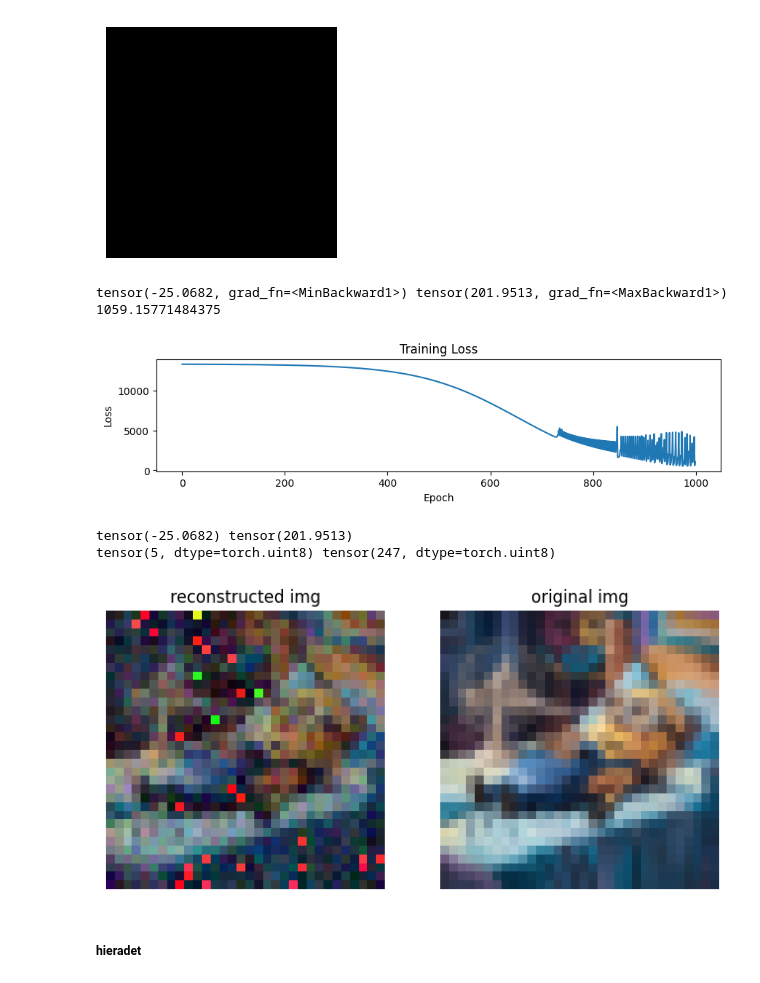
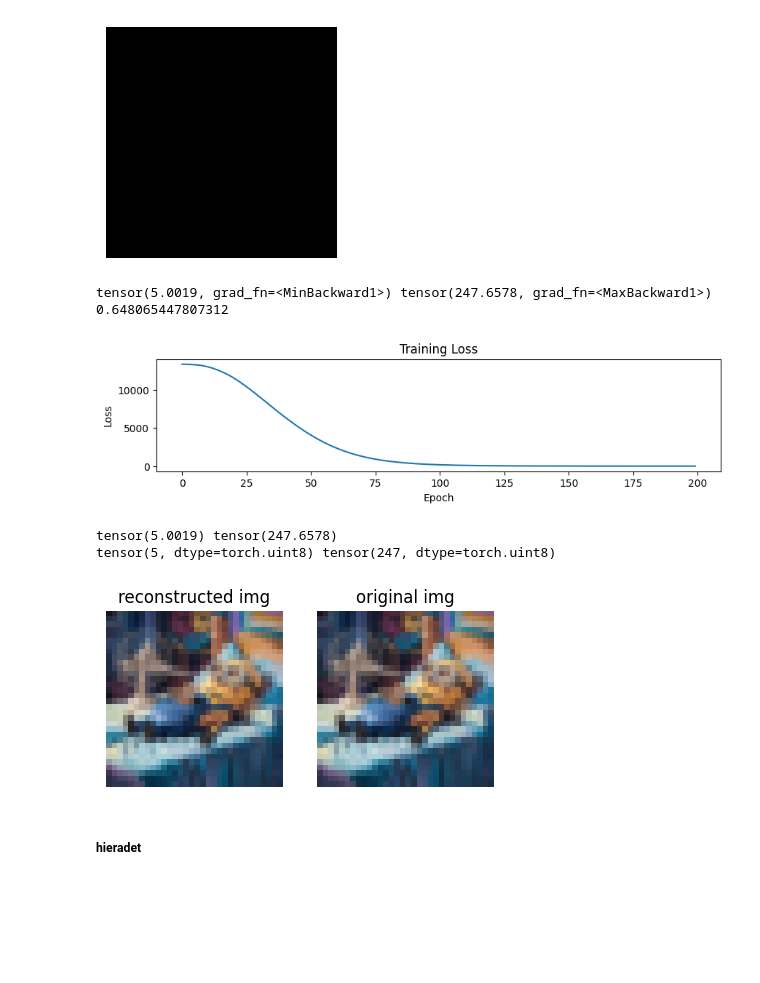
Before and after one commit to arun477/sam_2_explainer, a Jupyter notebook: utils.ipynb, the cells around one changed output. Cells and saved outputs as stored; diff of their text form; code cells hidden in the pictures; blank space fills up the shorter version.

Commit message:
adam optimizer much faster

```diff
--- a/utils.ipynb
+++ b/utils.ipynb
@@ -271,17 +271,29 @@ plt.show()
 # identiy learning withe mlp testing
 losses = []
 mlp = MLP(inp.shape[0], 20, inp.shape[0], 5)
+opt = torch.optim.Adam(mlp.parameters(), lr=0.001)
 inp = lres_img.to(torch.float32).contiguous().view(-1)
-for _ in range(1000):
+for _ in range(200):
     pred = mlp(inp)
     loss = F.mse_loss(pred, inp)
     loss.backward()
-    with torch.no_grad():
-        for p in mlp.parameters():
-            p.data -= 0.00001 * p.grad
-            p.grad.zero_()
+
+    # optim (1) this direct update. this takes much slower and longer iteration time
+
+    # with torch.no_grad():
+    #     for p in mlp.parameters():
+    #         p.data -= 0.00001 * p.grad
+    #         p.grad.zero_()
+
+    # optim (2) adam optimizer, it tracks how gradient changes for each paramters and use that info
+    # to update much faster like adaptive updating.
+
+    opt.step()
+    opt.zero_grad()
+
     losses.append(loss.item())
 
+mlp.eval()
 print(pred.min(), pred.max(), loss.item())
 plt.figure(figsize=(10, 2))
 plt.plot(losses)
@@ -290,30 +302,30 @@ plt.xlabel('Epoch')
 plt.ylabel('Loss')
 plt.show()
 # %% [output]
-tensor(-25.0682, grad_fn=<MinBackward1>) tensor(201.9513, grad_fn=<MaxBackward1>) 1059.15771484375
+tensor(5.0019, grad_fn=<MinBackward1>) tensor(247.6578, grad_fn=<MaxBackward1>) 0.648065447807312
-[figure, old version]
+[figure, new version]
 # %%
 
 with torch.no_grad():
-    _, axs = plt.subplots(1, 2, figsize=(8, 8))
+    _, axs = plt.subplots(1, 2, figsize=(5, 5))
     o = pred.to(torch.uint8)
     print(pred.min(), pred.max())
     print(lres_img.min(), lres_img.max())
     o = o.view(lres_img.shape)
     o = o.detach().cpu()
     axs[0].imshow(o)
     axs[0].set_title('reconstructed img')
 
     axs[0].axis('off')
 
     axs[1].imshow(lres_img)
     axs[1].set_title('original img')
     axs[1].axis('off')
     plt.show()
 # %% [output]
-tensor(-25.0682) tensor(201.9513)
+tensor(5.0019) tensor(247.6578)
 tensor(5, dtype=torch.uint8) tensor(247, dtype=torch.uint8)
-[figure, old version]
+[figure, new version]
 # %% [markdown]
 ##### hieradet
 # %%
```
